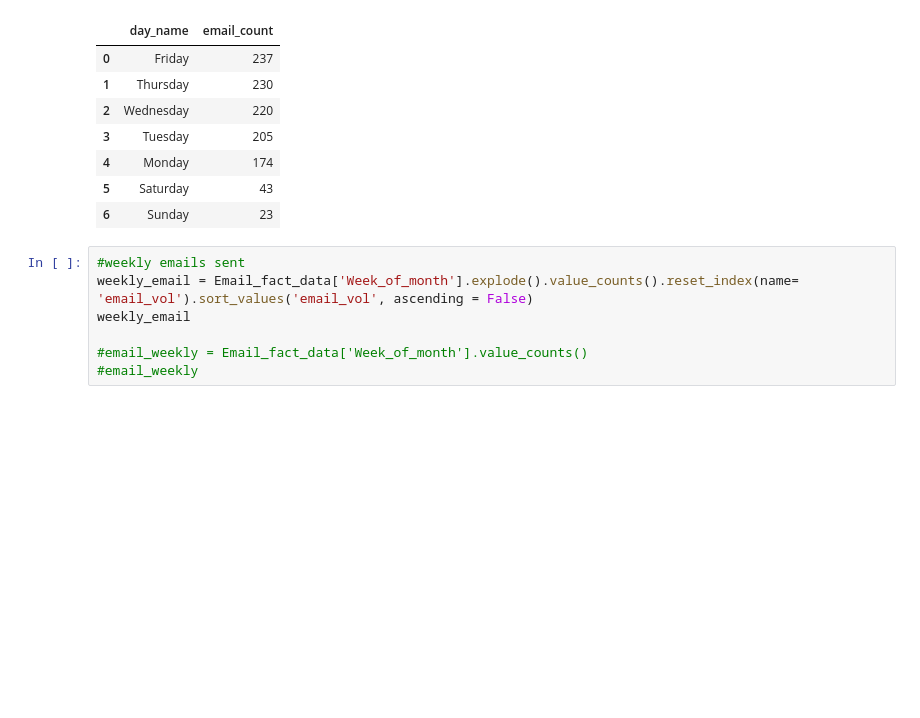
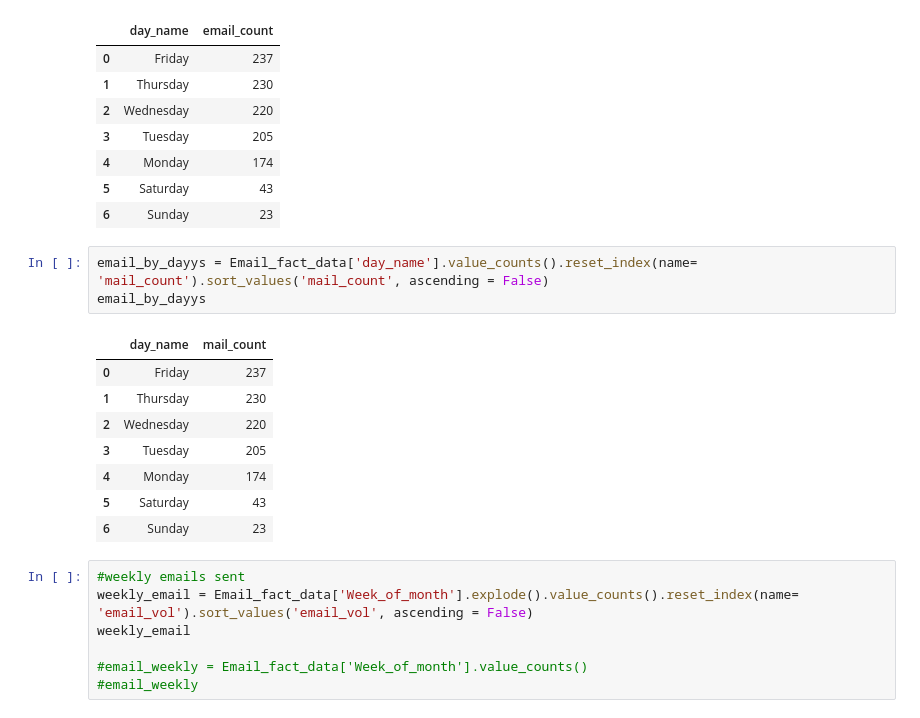
Before and after one commit to djibril968/Python_projects, a Jupyter notebook: Onyx_email_analysis.ipynb, the cells around one changed output. Cells and saved outputs as stored; diff of their text form; blank space fills up the shorter version.

```diff
--- a/Onyx_email_analysis.ipynb
+++ b/Onyx_email_analysis.ipynb
@@ -329,6 +342,18 @@ email_days
 | 4 | Monday | 174 |
 | 5 | Saturday | 43 |
 | 6 | Sunday | 23 |
+# %%
+email_by_dayys = Email_fact_data['day_name'].value_counts().reset_index(name= 'mail_count').sort_values('mail_count', ascending = False)
+email_by_dayys
+# %% [output]
+|  | day_name | mail_count |
+| 0 | Friday | 237 |
+| 1 | Thursday | 230 |
+| 2 | Wednesday | 220 |
+| 3 | Tuesday | 205 |
+| 4 | Monday | 174 |
+| 5 | Saturday | 43 |
+| 6 | Sunday | 23 |
 # %%
 #weekly emails sent
 weekly_email = Email_fact_data['Week_of_month'].explode().value_counts().reset_index(name= 'email_vol').sort_values('email_vol', ascending = False)
```
Also changed, not shown: parts of 5 cells of this notebook.
